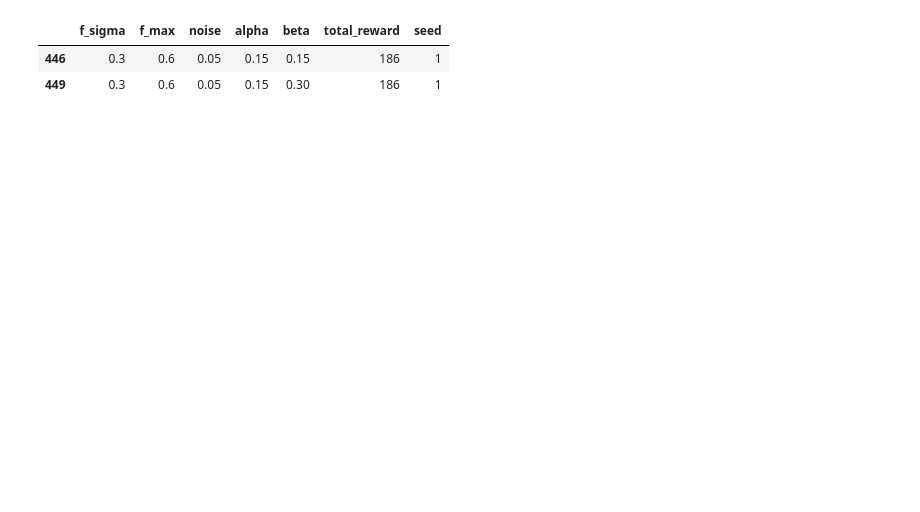
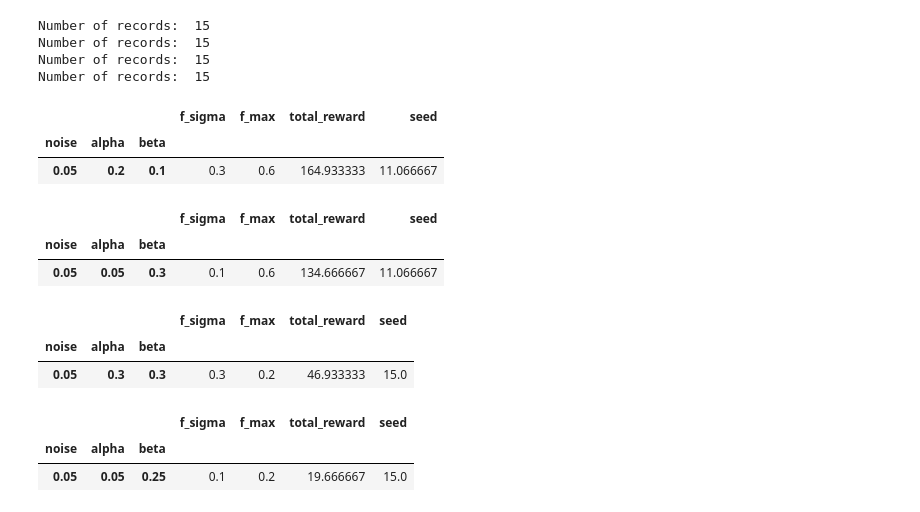
Before and after one commit to taikicoco/gauusian_process_bandit, a Jupyter notebook: app/bandit/results/gp_ts_parameter.ipynb, the cells around one changed output. Saved outputs shown, nothing was run; the diff lists cells and outputs as text; code cells hidden in the pictures; blank space fills up the shorter version.

```diff
--- a/app/bandit/results/gp_ts_parameter.ipynb
+++ b/app/bandit/results/gp_ts_parameter.ipynb
@@ -216,9 +151,65 @@ plt.show()
+# %%
+df = df2_[(df2_['f_max'] == 0.6) & (df2_['f_sigma'] == 0.3) ]
+f_df = df[(df['noise'] == 0.05) & (df['beta'] == 0.05) &  (df['alpha'] == 0.05) ]
+record_count = len(f_df)
+print("Number of records: ", record_count)
+
+df = df2_[(df2_['f_max'] == 0.6) & (df2_['f_sigma'] == 0.1) ]
+f_df = df[(df['noise'] == 0.05) & (df['beta'] == 0.05) &  (df['alpha'] == 0.05) ]
+record_count = len(f_df)
+print("Number of records: ", record_count)
+
+df = df2_[(df2_['f_max'] == 0.2) & (df2_['f_sigma'] == 0.3) ]
+f_df = df[(df['noise'] == 0.05) & (df['beta'] == 0.05) &  (df['alpha'] == 0.05) ]
+record_count = len(f_df)
+print("Number of records: ", record_count)
+
+df = df2_[(df2_['f_max'] == 0.2) & (df2_['f_sigma'] == 0.1) ]
+f_df = df[(df['noise'] == 0.05) & (df['beta'] == 0.05) &  (df['alpha'] == 0.05) ]
+record_count = len(f_df)
+print("Number of records: ", record_count)
+# %% [output]
+Number of records:  15
+Number of records:  15
+Number of records:  15
+Number of records:  15
 # %%
-df_subset4 = df2_
+df_subset4 = df2_[(df2_['f_max'] == 0.6) & (df2_['f_sigma'] == 0.3) ]
+df_subset4 = df_subset4.groupby(['noise', 'alpha', 'beta']).mean()
 max_reward = df_subset4['total_reward'].max()
 max_reward_records = df_subset4[df_subset4['total_reward'] == max_reward]
 max_reward_records
 # %% [output]
-|  | f_sigma | f_max | noise | alpha | beta | total_reward | seed |
-| 446 | 0.3 | 0.6 | 0.05 | 0.15 | 0.15 | 186 | 1 |
-| 449 | 0.3 | 0.6 | 0.05 | 0.15 | 0.30 | 186 | 1 |
+|  |  |  | f_sigma | f_max | total_reward | seed |
+| noise | alpha | beta |  |  |  |  |
+| 0.05 | 0.2 | 0.1 | 0.3 | 0.6 | 164.933333 | 11.066667 |
+# %%
+df_subset5 = df2_[(df2_['f_max'] == 0.6) & (df2_['f_sigma'] == 0.1) ]
+df_subset5 = df_subset5.groupby(['noise', 'alpha', 'beta']).mean()
+max_reward = df_subset5['total_reward'].max()
+max_reward_records = df_subset5[df_subset5['total_reward'] == max_reward]
+max_reward_records
+# %% [output]
+|  |  |  | f_sigma | f_max | total_reward | seed |
+| noise | alpha | beta |  |  |  |  |
+| 0.05 | 0.05 | 0.3 | 0.1 | 0.6 | 134.666667 | 11.066667 |
+# %%
+df_subset6 = df2_[(df2_['f_max'] == 0.2) & (df2_['f_sigma'] == 0.3) ]
+df_subset6 = df_subset6.groupby(['noise', 'alpha', 'beta']).mean()
+max_reward = df_subset6['total_reward'].max()
+max_reward_records = df_subset6[df_subset6['total_reward'] == max_reward]
+max_reward_records
+# %% [output]
+|  |  |  | f_sigma | f_max | total_reward | seed |
+| noise | alpha | beta |  |  |  |  |
+| 0.05 | 0.3 | 0.3 | 0.3 | 0.2 | 46.933333 | 15.0 |
+# %%
+df_subset7 = df2_[(df2_['f_max'] == 0.2) & (df2_['f_sigma'] == 0.1)]
+df_subset7 = df_subset7.groupby(['noise', 'alpha', 'beta']).mean()
+max_reward = df_subset7['total_reward'].max()
+max_reward_records = df_subset7[df_subset7['total_reward'] == max_reward]
+max_reward_records
+# %% [output]
+|  |  |  | f_sigma | f_max | total_reward | seed |
+| noise | alpha | beta |  |  |  |  |
+| 0.05 | 0.05 | 0.25 | 0.1 | 0.2 | 19.666667 | 15.0 |
```
Also changed, not shown: parts of 15 cells of this notebook, 2 other files.
